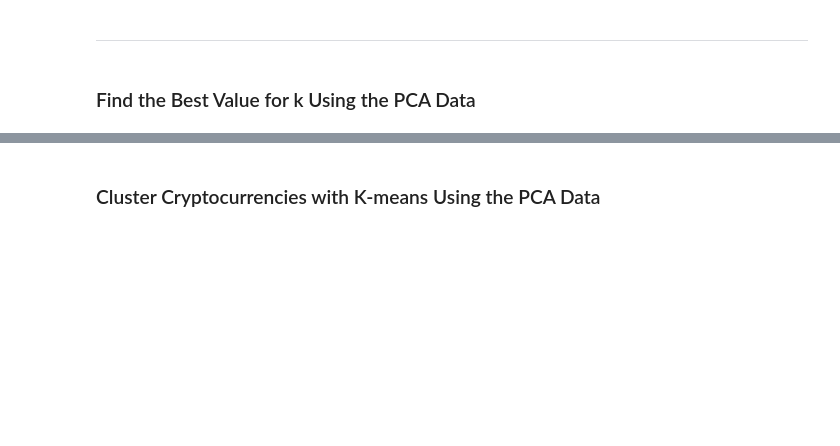
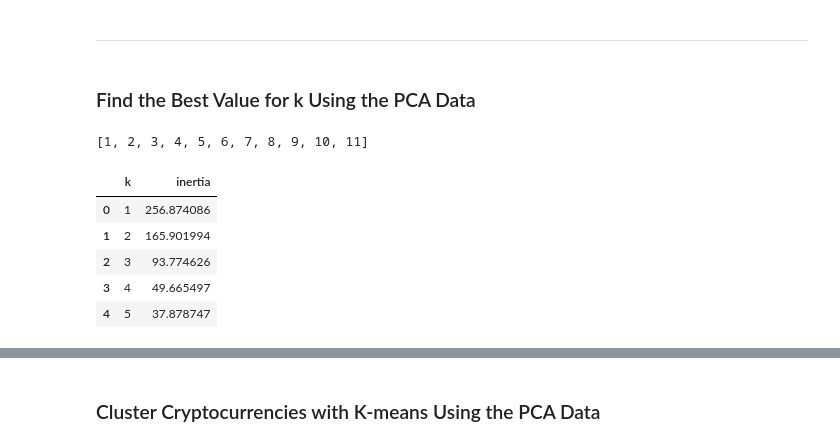
Before and after one commit to joeldemontigny/CryptoClustering, a Jupyter notebook: Crypto_Clustering.ipynb, the cells around one changed output, grey strips where cells are left out. Drawn from its saved outputs; the diff is of its cells as text; code cells hidden in the pictures; blank space fills up the shorter version.

```diff
--- a/Crypto_Clustering.ipynb
+++ b/Crypto_Clustering.ipynb
@@ -195,5 +240,9 @@ scaled_elbow_data
 ### Find the Best Value for k Using the PCA Data
 # %%
 # Create a list with the number of k-values from 1 to 11
+k = list(range(1,12))
+k
+# %% [output]
+[1, 2, 3, 4, 5, 6, 7, 8, 9, 10, 11]
 # %%
 # Create an empty list to store the inertia values
@@ -207,7 +263,17 @@ scaled_elbow_data
 # %%
 # Create a dictionary with the data to plot the Elbow curve
+elbow_data = {"k": k, "inertia": inertia}
 
 # Create a DataFrame with the data to plot the Elbow curve
+elbow_data_df = pd.DataFrame(elbow_data)
+elbow_data_df.head()
+# %% [output]
+|  | k | inertia |
+| 0 | 1 | 256.874086 |
+| 1 | 2 | 165.901994 |
+| 2 | 3 | 93.774626 |
+| 3 | 4 | 49.665497 |
+| 4 | 5 | 37.878747 |
 # %%
 # Plot a line chart with all the inertia values computed with
 # the different values of k to visually identify the optimal value for k.
```
Also changed, not shown: parts of 23 cells of this notebook.
